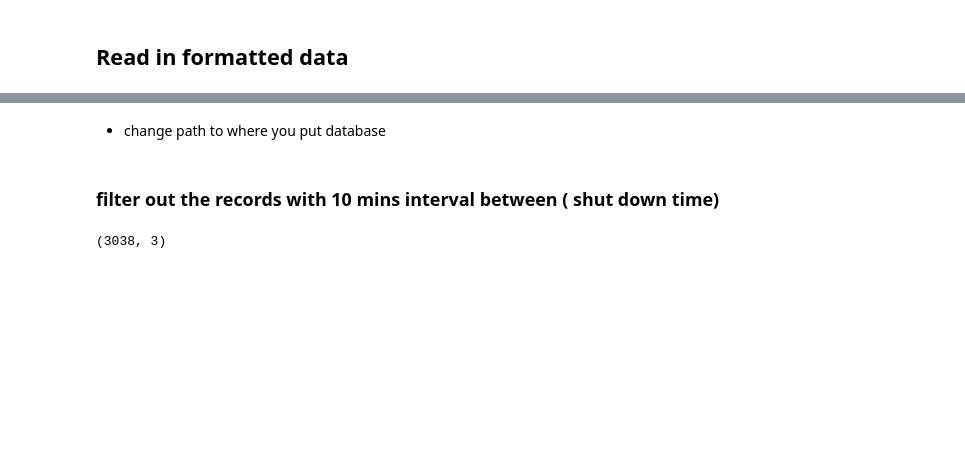
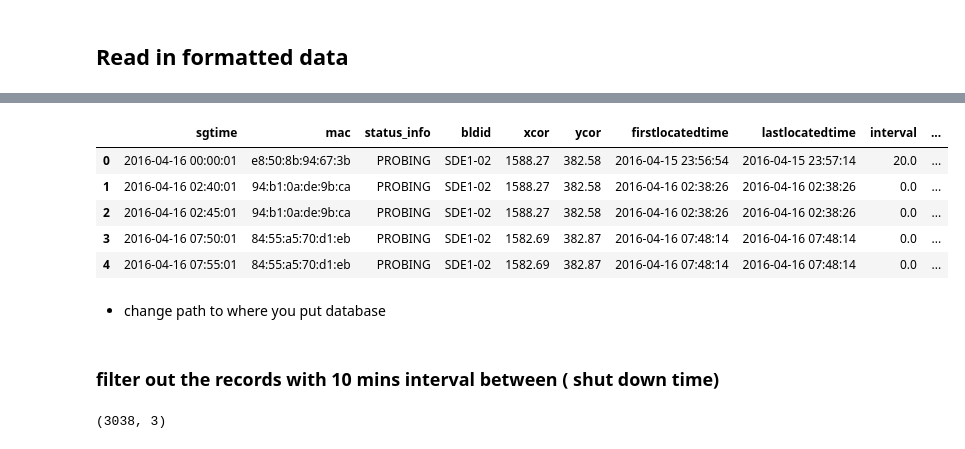
Before and after one commit to Ellen-Co2/ami_sg-work, a Jupyter notebook: SDE/Features.ipynb, the cells around one changed output, grey strips where cells are left out. Saved outputs shown, nothing was run; the diff lists cells and outputs as text; code cells hidden in the pictures; blank space fills up the shorter version.

```diff
--- a/SDE/Features.ipynb
+++ b/SDE/Features.ipynb
@@ -9,7 +9,7 @@ from sqlalchemy import create_engine
 ## Read in formatted data
 # %%
 %%time
-new = pd.read_csv('/Users/AAA218/Desktop/ami_sg/new_all.csv',header = 0, sep=",",infer_datetime_format=True,low_memory=False)
+new = pd.read_csv('/Users/AAA218/Desktop/amifull_sg/new_all.csv',header = 0, sep=",",infer_datetime_format=True,low_memory=False)
 #prob = pd.read_csv('/Users/AAA218/Desktop/ami_sg/probing.csv',header = 0, sep=",",infer_datetime_format=True,low_memory=False)
 #associate = pd.read_csv('/Users/AAA218/Desktop/ami_sg/associate.csv',header = 0, sep=",",infer_datetime_format=True,low_memory=False)
 # %% [output]
@@ -18,3 +18,12 @@ Wall time: 5.61 s
+# %%
+new.head()
+# %% [output]
+|  | sgtime | mac | status_info | bldid | xcor | ycor | firstlocatedtime | lastlocatedtime | interval | ... |
+| 0 | 2016-04-16 00:00:01 | e8:50:8b:94:67:3b | PROBING | SDE1-02 | 1588.27 | 382.58 | 2016-04-15 23:56:54 | 2016-04-15 23:57:14 | 20.0 | ... |
+| 1 | 2016-04-16 02:40:01 | 94:b1:0a:de:9b:ca | PROBING | SDE1-02 | 1588.27 | 382.58 | 2016-04-16 02:38:26 | 2016-04-16 02:38:26 | 0.0 | ... |
+| 2 | 2016-04-16 02:45:01 | 94:b1:0a:de:9b:ca | PROBING | SDE1-02 | 1588.27 | 382.58 | 2016-04-16 02:38:26 | 2016-04-16 02:38:26 | 0.0 | ... |
+| 3 | 2016-04-16 07:50:01 | 84:55:a5:70:d1:eb | PROBING | SDE1-02 | 1582.69 | 382.87 | 2016-04-16 07:48:14 | 2016-04-16 07:48:14 | 0.0 | ... |
+| 4 | 2016-04-16 07:55:01 | 84:55:a5:70:d1:eb | PROBING | SDE1-02 | 1582.69 | 382.87 | 2016-04-16 07:48:14 | 2016-04-16 07:48:14 | 0.0 | ... |
 # %% [markdown]
 * change path to where you put database
 # %%
```
Also changed, not shown: parts of 16 cells of this notebook, 11 other files.
